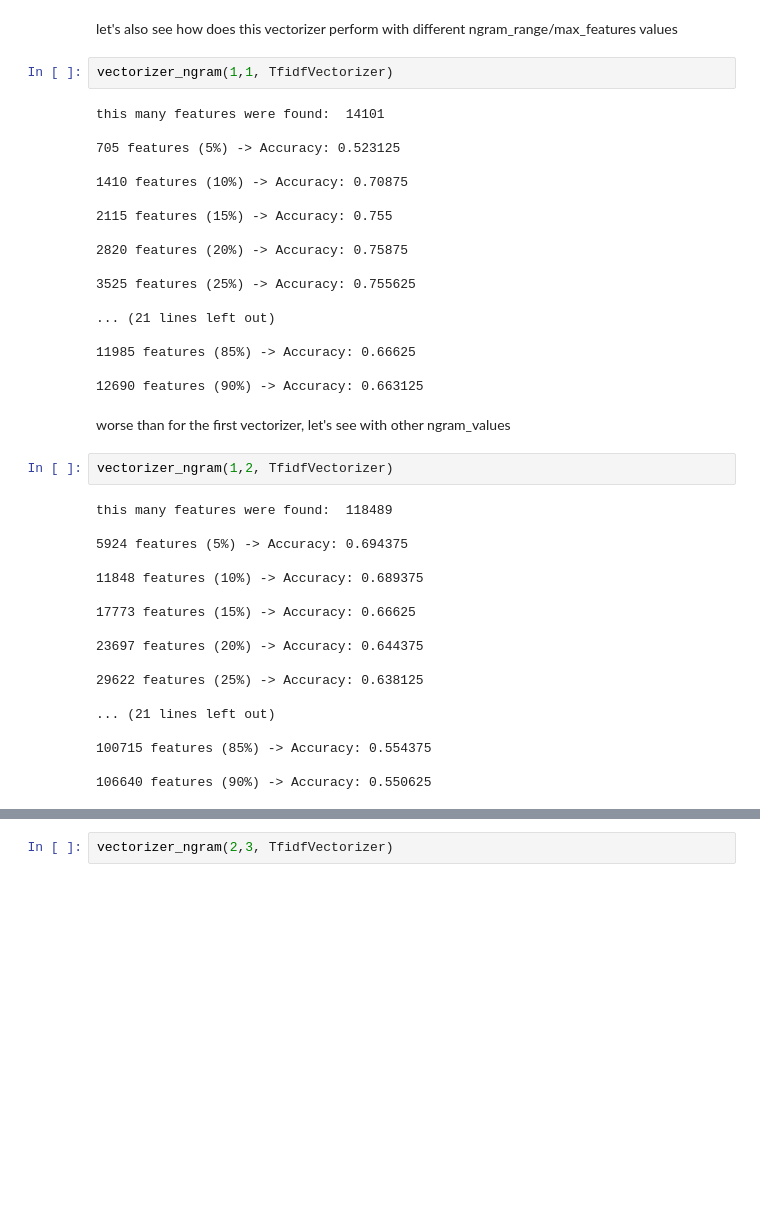
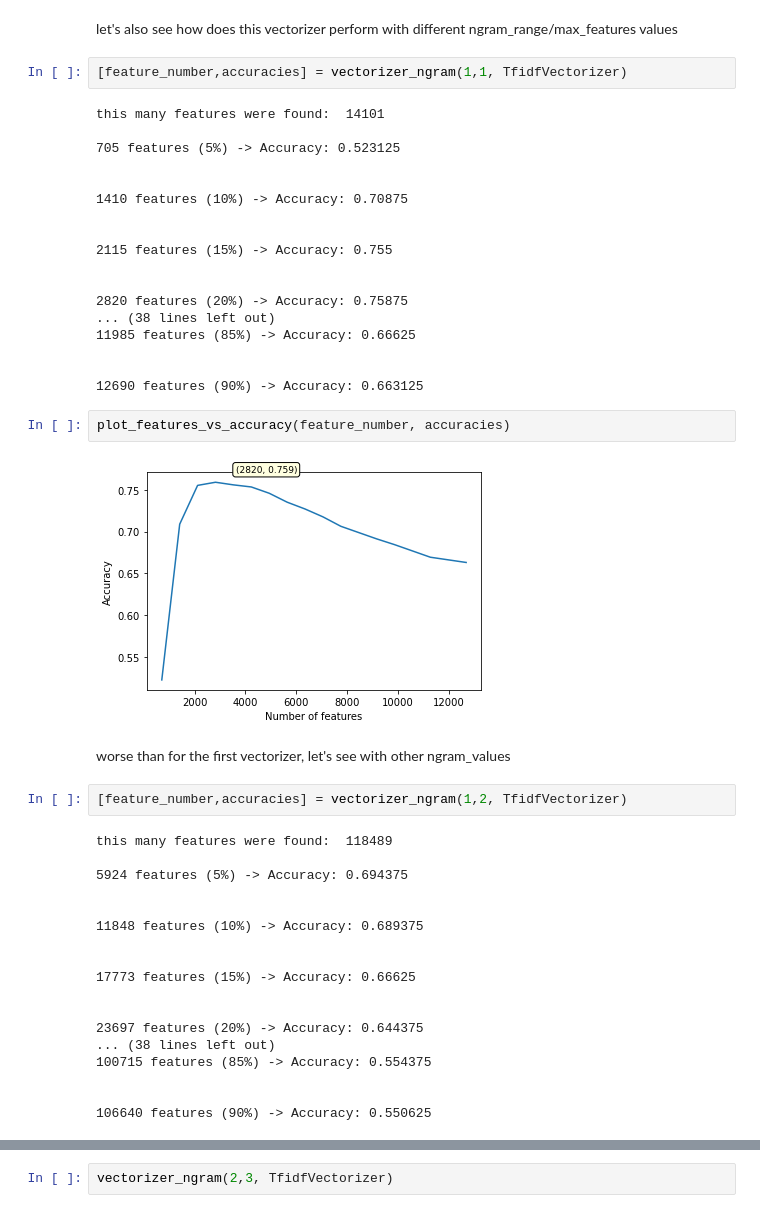
Before and after one commit to michalwietecki/text-emotion-classification, a Jupyter notebook: classification.ipynb, the cells around one changed output, grey strips where cells are left out. Saved outputs shown, nothing was run; the diff lists cells and outputs as text; blank space fills up the shorter version.

Commit message:
plotted for the other vectorizer

```diff
--- a/classification.ipynb
+++ b/classification.ipynb
@@ -730,44 +733,48 @@ Accuracy: 0.651875
 # %% [markdown]
 let's also see how does this vectorizer perform with different ngram_range/max_features values
 # %%
-vectorizer_ngram(1,1, TfidfVectorizer)
+[feature_number,accuracies] = vectorizer_ngram(1,1, TfidfVectorizer)
 # %% [output]
 this many features were found:  14101
 
 705 features (5%) -> Accuracy: 0.523125
 
+
 1410 features (10%) -> Accuracy: 0.70875
+
 
 2115 features (15%) -> Accuracy: 0.755
 
+
 2820 features (20%) -> Accuracy: 0.75875
-
-3525 features (25%) -> Accuracy: 0.755625
-
-... (21 lines left out)
-
+... (38 lines left out)
 11985 features (85%) -> Accuracy: 0.66625
 
+
 12690 features (90%) -> Accuracy: 0.663125
+# %%
+plot_features_vs_accuracy(feature_number, accuracies)
+# %% [output]
+[figure, added]
 # %% [markdown]
 worse than for the first vectorizer, let's see with other ngram_values
 # %%
-vectorizer_ngram(1,2, TfidfVectorizer)
+[feature_number,accuracies] = vectorizer_ngram(1,2, TfidfVectorizer)
 # %% [output]
 this many features were found:  118489
 
 5924 features (5%) -> Accuracy: 0.694375
 
+
 11848 features (10%) -> Accuracy: 0.689375
+
 
 17773 features (15%) -> Accuracy: 0.66625
 
+
 23697 features (20%) -> Accuracy: 0.644375
-
-29622 features (25%) -> Accuracy: 0.638125
-
-... (21 lines left out)
-
+... (38 lines left out)
 100715 features (85%) -> Accuracy: 0.554375
 
+
 106640 features (90%) -> Accuracy: 0.550625
```
Also changed, not shown: parts of 5 cells of this notebook.
